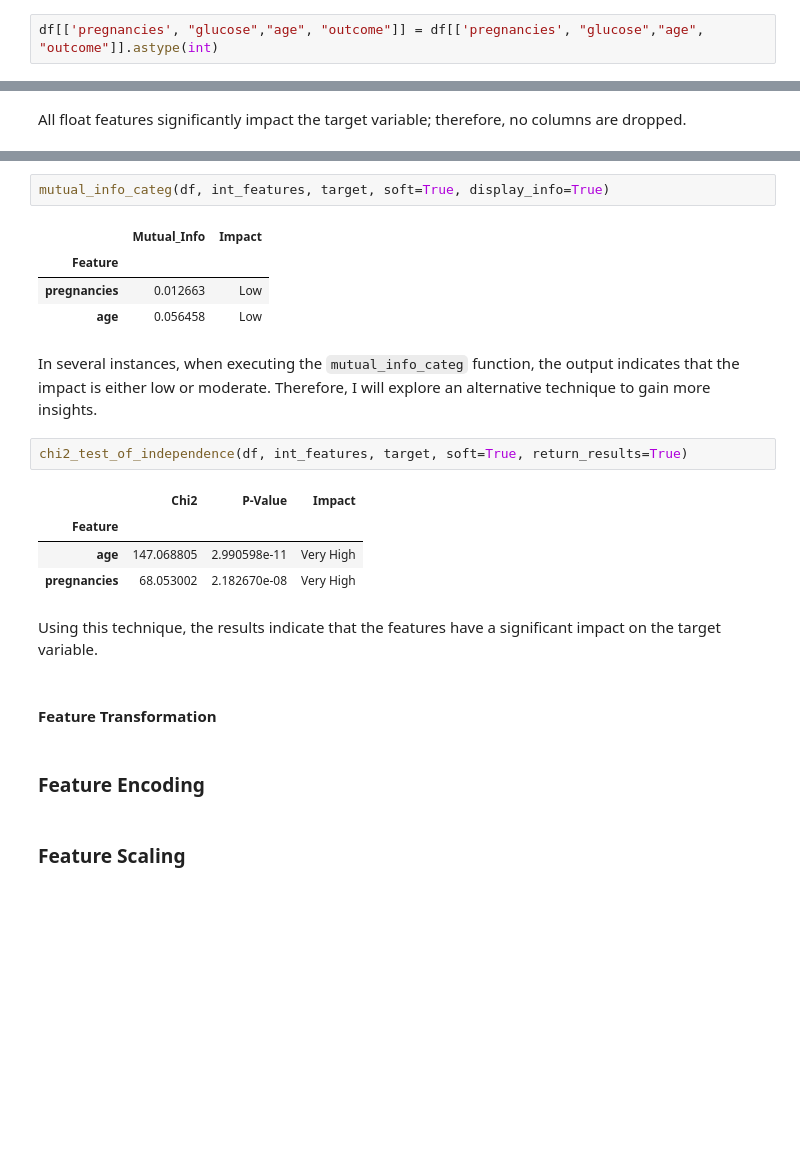
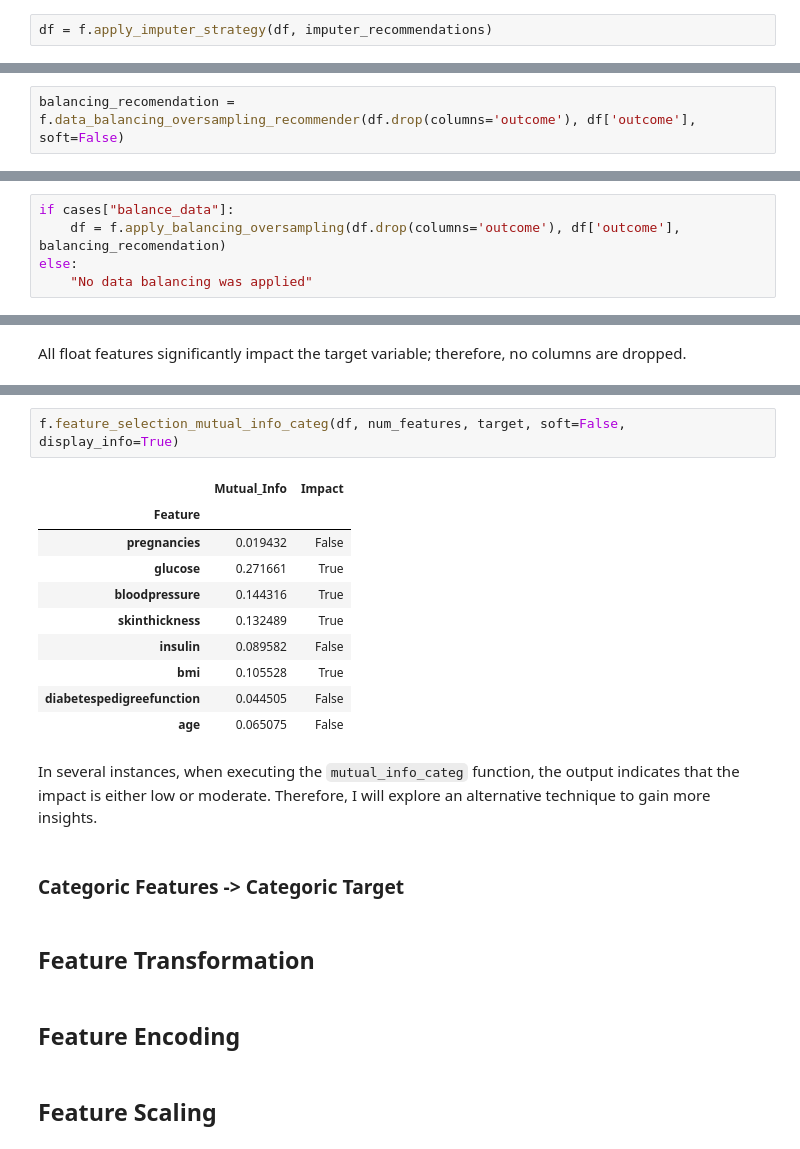
Before and after one commit to haroldeustaquio/Pima-Diabetes-Prediction, a Jupyter notebook: notebooks/01_data_preprocessing.ipynb, the cells around one changed output, grey strips where cells are left out. Cells and saved outputs as stored; diff of their text form; blank space fills up the shorter version.

```diff
--- a/notebooks/01_data_preprocessing.ipynb
+++ b/notebooks/01_data_preprocessing.ipynb
@@ -1092,2 +114,2 @@ df = pd.DataFrame(iterative.fit_transform(df), columns=df.columns)
-# %%
-df[['pregnancies', "glucose","age", "outcome"]] = df[['pregnancies', "glucose","age", "outcome"]].astype(int)
+# %%
+df = f.apply_imputer_strategy(df, imputer_recommendations)
@@ -1109,0 +126,2 @@ detect_all_outliers(df, float_features, remove=True)
+# %%
+balancing_recomendation = f.data_balancing_oversampling_recommender(df.drop(columns='outcome'), df['outcome'], soft=False)
@@ -1109,0 +143,5 @@ detect_all_outliers(df, float_features, remove=True)
+# %%
+if cases["balance_data"]:
+    df = f.apply_balancing_oversampling(df.drop(columns='outcome'), df['outcome'], balancing_recomendation)
+else:
+    "No data balancing was applied"
@@ -1127,25 +173,24 @@ All float features significantly impact the target variable; therefore, no colum
 # %%
-mutual_info_categ(df, int_features, target, soft=True, display_info=True)
+f.feature_selection_mutual_info_categ(df, num_features, target, soft=False, display_info=True)
 # %% [output]
 |  | Mutual_Info | Impact |
 | Feature |  |  |
-| pregnancies | 0.012663 | Low |
-| age | 0.056458 | Low |
+| pregnancies | 0.019432 | False |
+| glucose | 0.271661 | True |
+| bloodpressure | 0.144316 | True |
+| skinthickness | 0.132489 | True |
+| insulin | 0.089582 | False |
+| bmi | 0.105528 | True |
+| diabetespedigreefunction | 0.044505 | False |
+| age | 0.065075 | False |
 # %% [markdown]
 In several instances, when executing the `mutual_info_categ` function, the output indicates that the impact is either low or moderate. Therefore, I will explore an alternative technique to gain more insights.
-# %%
-chi2_test_of_independence(df, int_features, target, soft=True, return_results=True)
-# %% [output]
-|  | Chi2 | P-Value | Impact |
-| Feature |  |  |  |
-| age | 147.068805 | 2.990598e-11 | Very High |
-| pregnancies | 68.053002 | 2.182670e-08 | Very High |
-# %% [markdown]
-Using this technique, the results indicate that the features have a significant impact on the target variable.
+# %% [markdown]
+### Categoric Features -> Categoric Target
 # %% [markdown]
-#### Feature Transformation
+## Feature Transformation
 # %% [markdown]
-### Feature Encoding
+## Feature Encoding
 # %% [markdown]
-### Feature Scaling
+## Feature Scaling
 # %%
```
Also changed, not shown: parts of 98 cells of this notebook, 9 other files.
